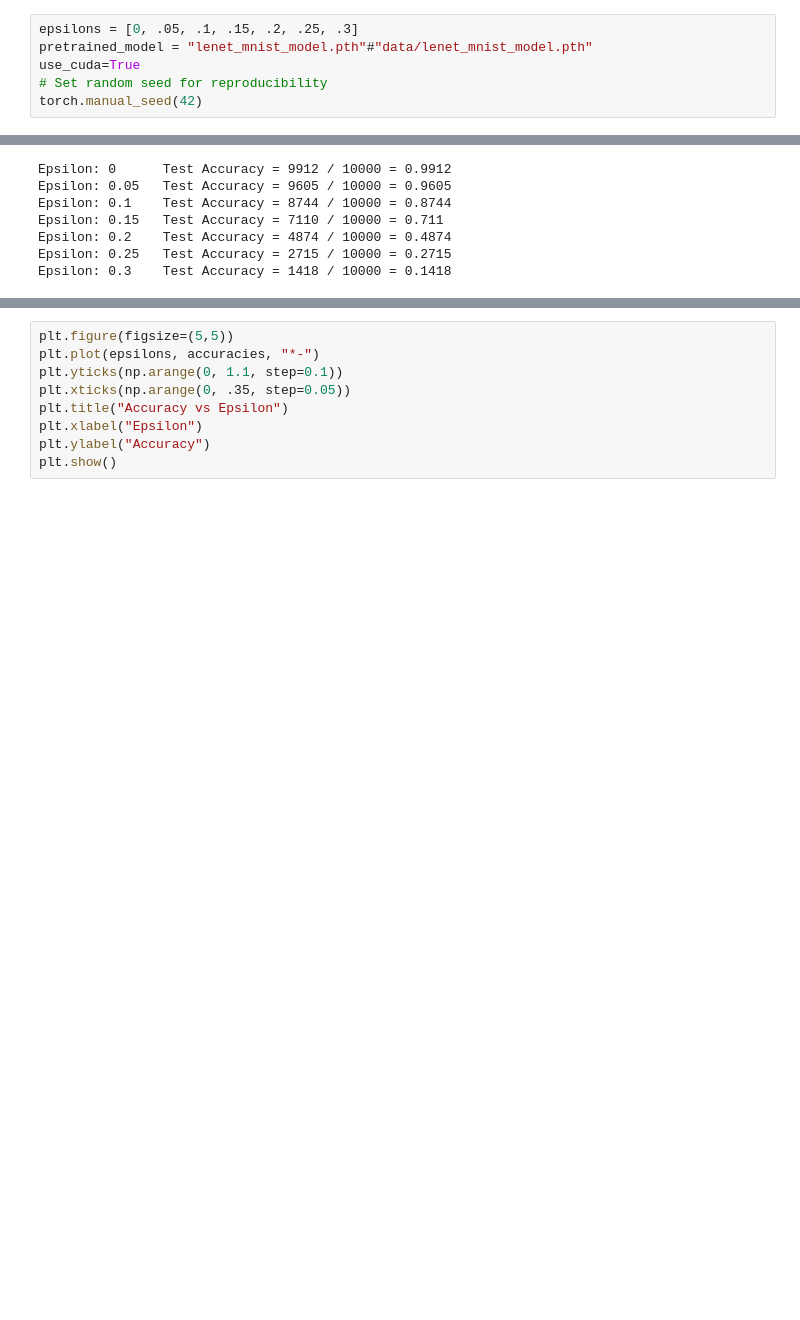
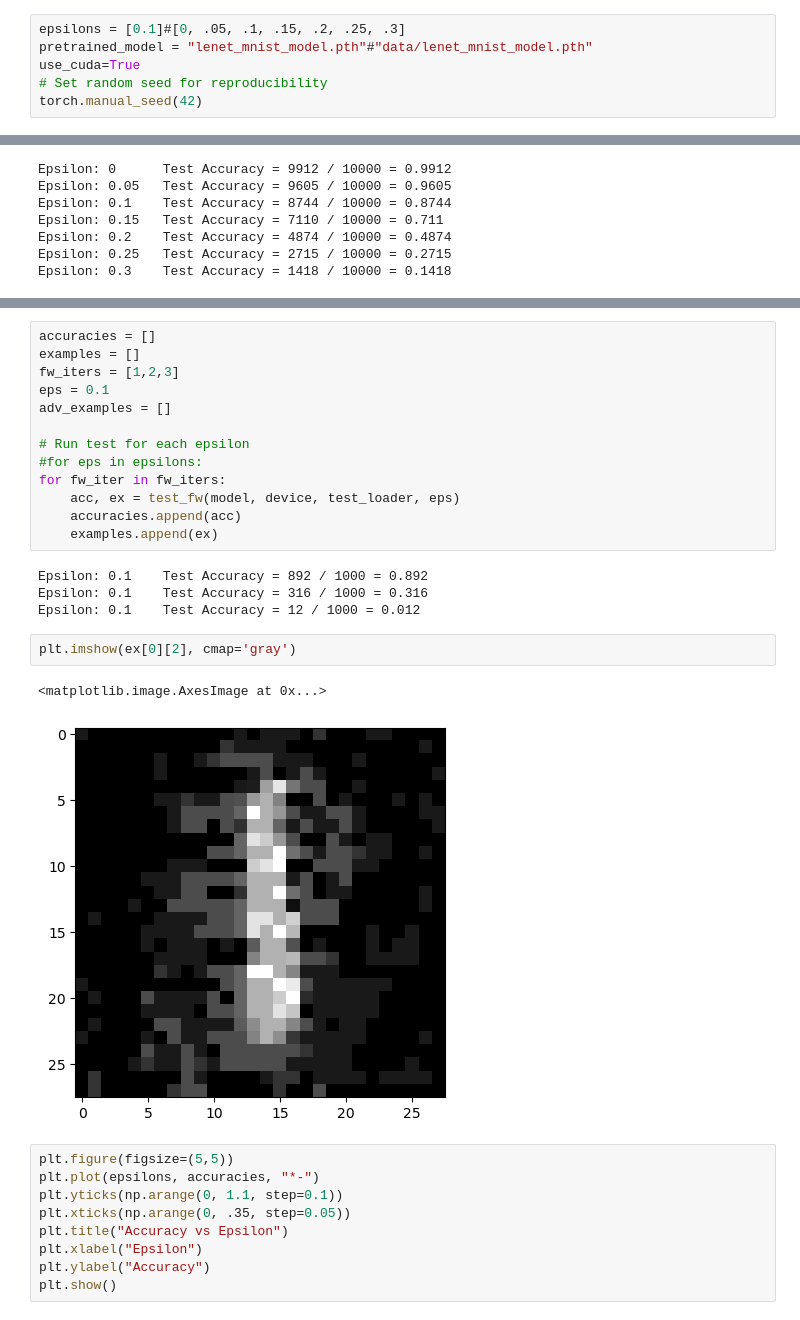
Before and after one commit to TannerAGraves/FW-variants-for-WB-Adversarial-Attacks, a Jupyter notebook: experimental/FGSM.ipynb, the cells around one changed output, grey strips where cells are left out. Drawn from its saved outputs; the diff is of its cells as text; blank space fills up the shorter version.

Commit message:
iter FGSM working

```diff
--- a/experimental/FGSM.ipynb
+++ b/experimental/FGSM.ipynb
@@ -9,7 +9,7 @@ from torchvision import datasets, transforms
 import numpy as np
 import matplotlib.pyplot as plt
 # %%
-epsilons = [0, .05, .1, .15, .2, .25, .3]
+epsilons = [0.1]#[0, .05, .1, .15, .2, .25, .3]
 pretrained_model = "lenet_mnist_model.pth"#"data/lenet_mnist_model.pth"
 use_cuda=True
 # Set random seed for reproducibility
@@ -192,3 +277,25 @@ Epsilon: 0.3    Test Accuracy = 1418 / 10000 = 0.1418
+# %%
+accuracies = []
+examples = []
+fw_iters = [1,2,3]
+eps = 0.1
+adv_examples = []
+
+# Run test for each epsilon
+#for eps in epsilons:
+for fw_iter in fw_iters:
+    acc, ex = test_fw(model, device, test_loader, eps)
+    accuracies.append(acc)
+    examples.append(ex)
+# %% [output]
+Epsilon: 0.1    Test Accuracy = 892 / 1000 = 0.892
+Epsilon: 0.1    Test Accuracy = 316 / 1000 = 0.316
+Epsilon: 0.1    Test Accuracy = 12 / 1000 = 0.012
+# %%
+plt.imshow(ex[0][2], cmap='gray')
+# %% [output]
+<matplotlib.image.AxesImage at 0x...>
+[figure, added]
 # %%
 plt.figure(figsize=(5,5))
 plt.plot(epsilons, accuracies, "*-")
```
Also changed, not shown: parts of 2 cells of this notebook.
